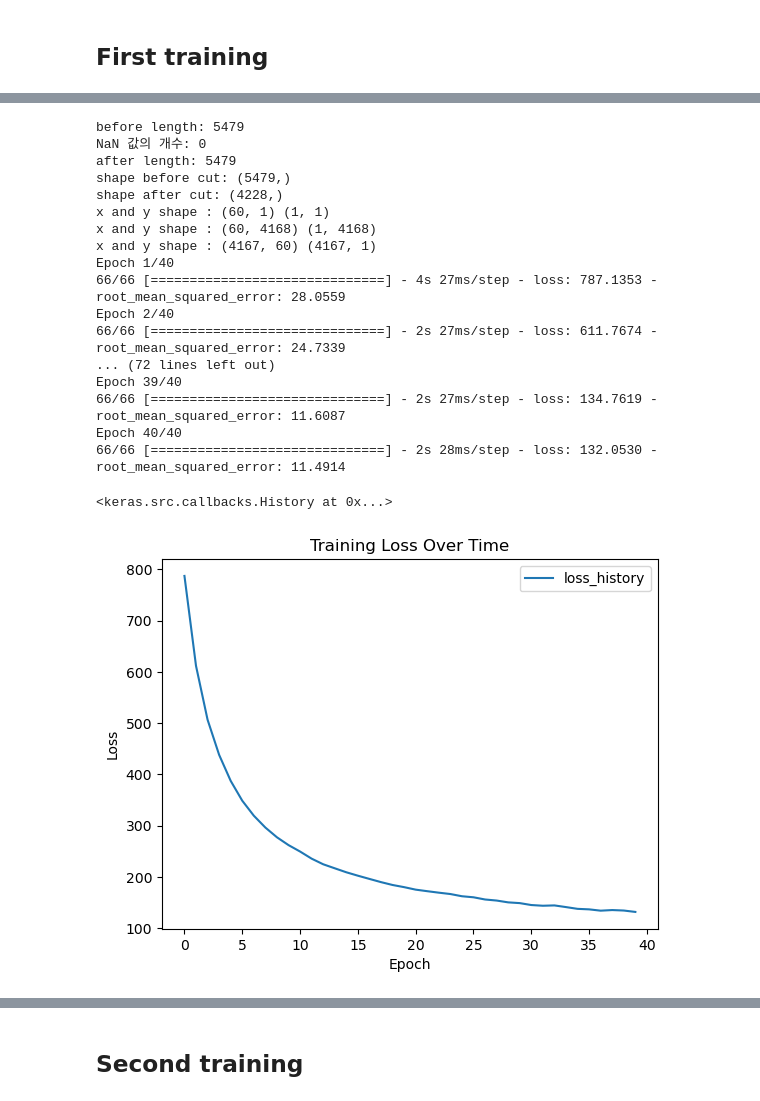
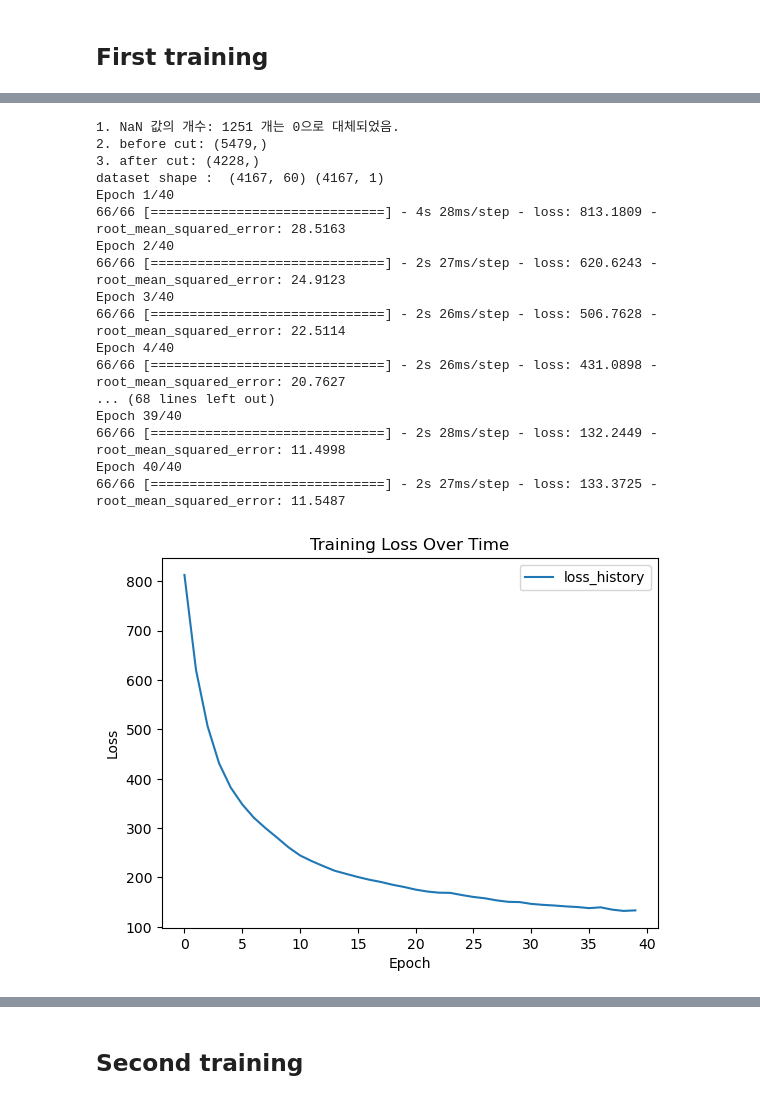
Before and after one commit to jiho264/solarAI, a Jupyter notebook: addinteroplation.ipynb, the cells around one changed output, grey strips where cells are left out. Drawn from its saved outputs; the diff is of its cells as text; code cells hidden in the pictures.

```diff
--- a/addinteroplation.ipynb
+++ b/addinteroplation.ipynb
@@ -86,9 +124,12 @@ class LossHistory(Callback):
 
 loss_callback = LossHistory()
 
-model = keras.Sequential()
-model.add(keras.layers.LSTM(units=80, input_shape=(INPUT_DAYS, 1)))
-model.add(keras.layers.Dense(1))
-model.compile(optimizer='adam', loss='mean_squared_error', metrics=['RootMeanSquaredError'])
+
+def create_lstm_model(input_shape):
+    model = keras.Sequential()
+    model.add(keras.layers.LSTM(units=80, input_shape=input_shape))
+    model.add(keras.layers.Dense(1))
+    model.compile(optimizer='adam', loss='mean_squared_error',metrics=['RootMeanSquaredError'])
+    return model
 # %% [markdown]
 ## First training
@@ -95,34 +154,34 @@ model.compile(optimizer='adam', loss='mean_squared_error', metrics=['RootMeanSqu
 # %%
 train_zeros = nan_to_zero(train)
 train_cut = cut_zeros(train_zeros)
 train_x, train_y = make_dataset_windowsshift(train_cut)
-model.fit(train_x, train_y, epochs=40, batch_size=64, callbacks=[loss_callback])
+
+first_lstm_model.fit(train_x, train_y, epochs=40,
+                     batch_size=64, callbacks=[loss_callback])
+
+
+plt.plot(loss_history)
+plt.title('Training Loss Over Time')
+plt.legend(['loss_history', 'rmse_history'])
+plt.xlabel('Epoch')
+plt.ylabel('Loss')
+plt.show()
 # %% [output]
-before length: 5479
-NaN 값의 개수: 0
-after length: 5479
-shape before cut: (5479,)
-shape after cut: (4228,)
-x and y shape : (60, 1) (1, 1)
-x and y shape : (60, 4168) (1, 4168)
-x and y shape : (4167, 60) (4167, 1)
+1. NaN 값의 개수: 1251 개는 0으로 대체되었음.
+2. before cut: (5479,)
+3. after cut: (4228,)
+dataset shape :  (4167, 60) (4167, 1)
 Epoch 1/40
-66/66 [==============================] - 4s 27ms/step - loss: 787.1353 - root_mean_squared_error: 28.0559
+66/66 [==============================] - 4s 28ms/step - loss: 813.1809 - root_mean_squared_error: 28.5163
 Epoch 2/40
-66/66 [==============================] - 2s 27ms/step - loss: 611.7674 - root_mean_squared_error: 24.7339
-... (72 lines left out)
+66/66 [==============================] - 2s 27ms/step - loss: 620.6243 - root_mean_squared_error: 24.9123
+Epoch 3/40
+66/66 [==============================] - 2s 26ms/step - loss: 506.7628 - root_mean_squared_error: 22.5114
+Epoch 4/40
+66/66 [==============================] - 2s 26ms/step - loss: 431.0898 - root_mean_squared_error: 20.7627
+... (68 lines left out)
 Epoch 39/40
-66/66 [==============================] - 2s 27ms/step - loss: 134.7619 - root_mean_squared_error: 11.6087
+66/66 [==============================] - 2s 28ms/step - loss: 132.2449 - root_mean_squared_error: 11.4998
 Epoch 40/40
-66/66 [==============================] - 2s 28ms/step - loss: 132.0530 - root_mean_squared_error: 11.4914
+66/66 [==============================] - 2s 27ms/step - loss: 133.3725 - root_mean_squared_error: 11.5487
-<keras.src.callbacks.History at 0x...>
+[figure, added]
-# %%
-
-plt.plot(loss_history)
-plt.title('Training Loss Over Time')
-plt.legend(['loss_history', 'rmse_history'])
-plt.xlabel('Epoch')
-plt.ylabel('Loss')
-plt.show()
-# %% [output]
-[figure, removed]
```
Also changed, not shown: parts of 18 cells of this notebook.
